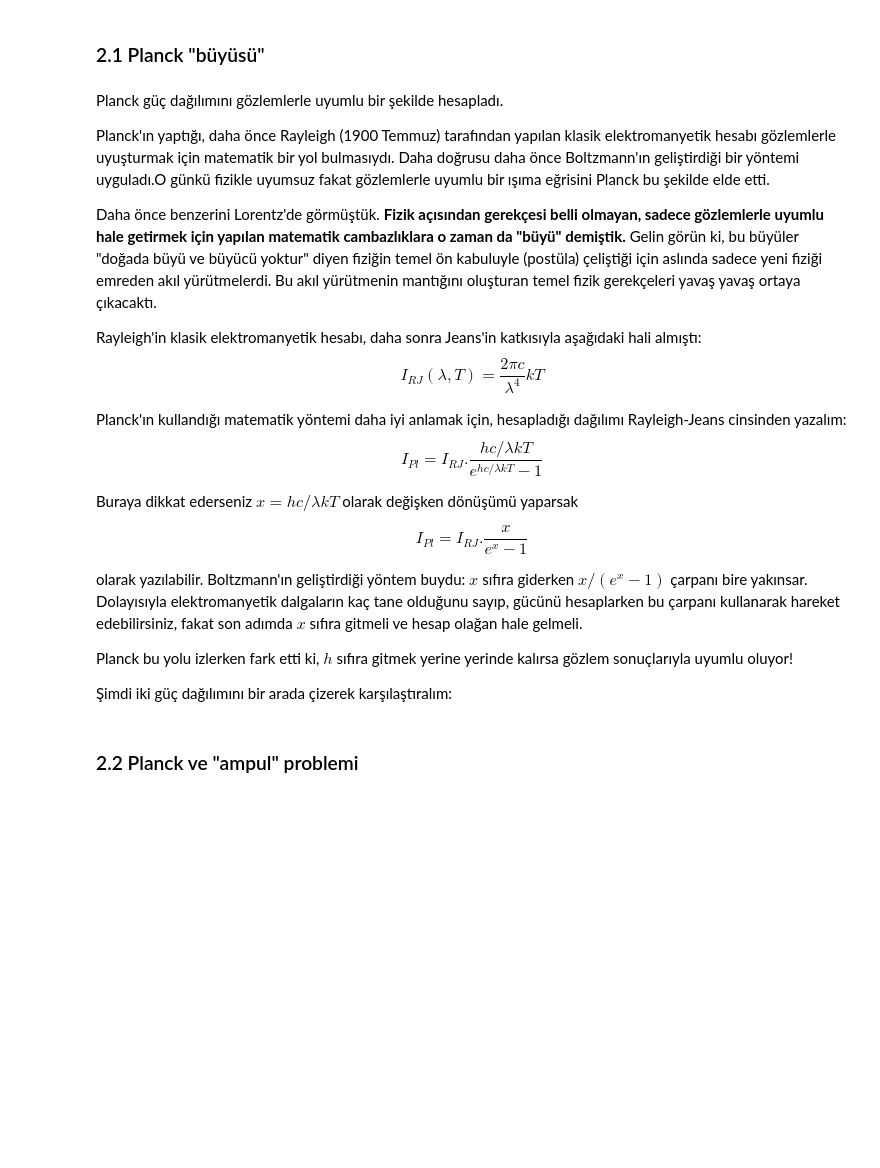
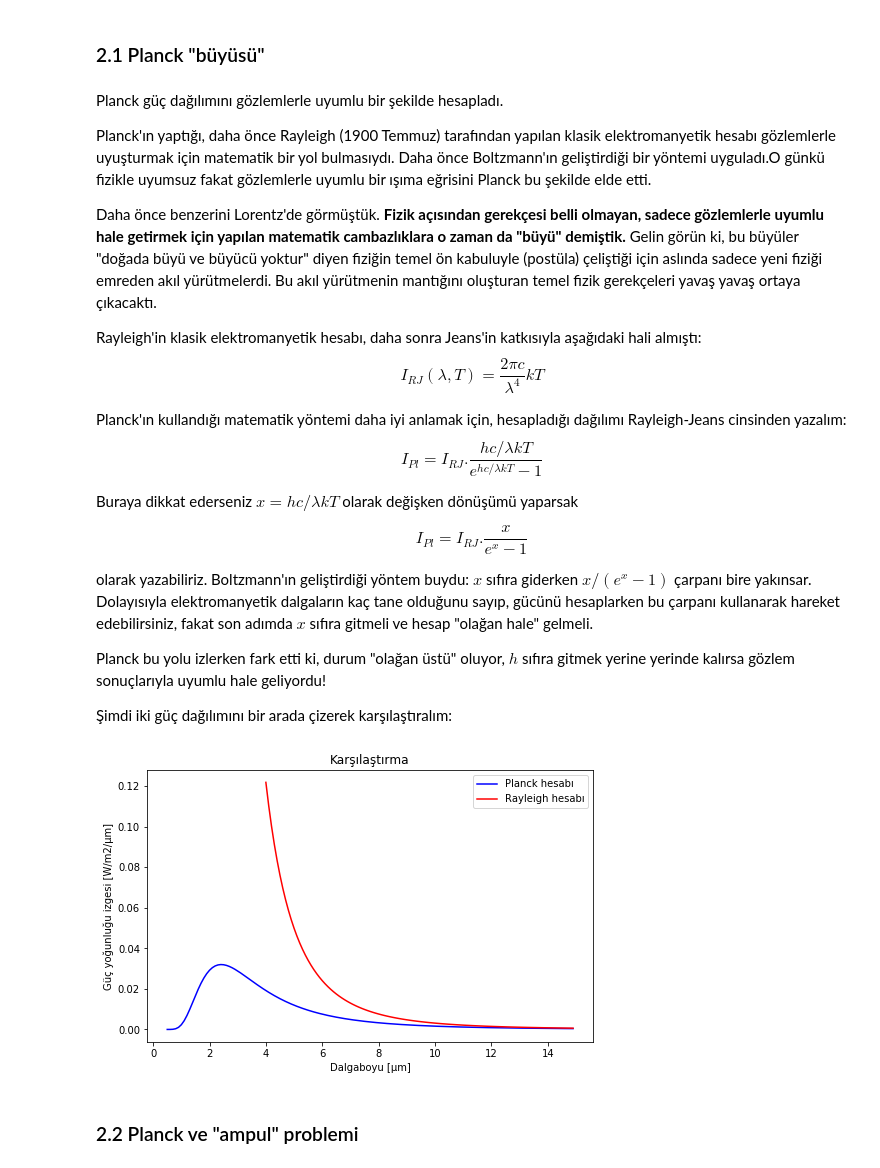
Before and after one commit to AlperDizdar/20yyFizigineGiris, a Jupyter notebook: 02_karacisim.ipynb, the cells around one changed output. Drawn from its saved outputs; the diff is of its cells as text; code cells hidden in the pictures; blank space fills up the shorter version.

```diff
--- a/02_karacisim.ipynb
+++ b/02_karacisim.ipynb
@@ -96,7 +96,7 @@ mplt.show()
 # %% [markdown]
 Planck güç dağılımını gözlemlerle uyumlu bir şekilde hesapladı.
 
-Planck'ın yaptığı, daha önce Rayleigh (1900 Temmuz) tarafından yapılan klasik elektromanyetik hesabı gözlemlerle uyuşturmak için matematik bir yol bulmasıydı. Daha doğrusu daha önce Boltzmann'ın geliştirdiği bir yöntemi uyguladı.O günkü fizikle uyumsuz fakat gözlemlerle uyumlu bir ışıma eğrisini Planck bu şekilde elde etti.
+Planck'ın yaptığı, daha önce Rayleigh (1900 Temmuz) tarafından yapılan klasik elektromanyetik hesabı gözlemlerle uyuşturmak için matematik bir yol bulmasıydı. Daha önce Boltzmann'ın geliştirdiği bir yöntemi uyguladı.O günkü fizikle uyumsuz fakat gözlemlerle uyumlu bir ışıma eğrisini Planck bu şekilde elde etti.
 
 Daha önce benzerini Lorentz'de görmüştük. **Fizik açısından gerekçesi belli olmayan, sadece gözlemlerle uyumlu hale getirmek için yapılan matematik cambazlıklara o zaman da "büyü" demiştik.** Gelin görün ki, bu büyüler "doğada büyü ve büyücü yoktur" diyen fiziğin temel ön kabuluyle (postüla) çeliştiği için aslında sadece yeni fiziği emreden akıl yürütmelerdi. Bu akıl yürütmenin mantığını oluşturan temel fizik gerekçeleri yavaş yavaş ortaya çıkacaktı.
 
@@ -110,40 +110,43 @@ Buraya dikkat ederseniz $x = hc/\lambda kT$ olarak değişken dönüşümü yapa
 
 $$I_{Pl}=I_{RJ}.\frac{x}{e^{x}-1}$$
 
-olarak yazılabilir. Boltzmann'ın geliştirdiği yöntem buydu: $x$ sıfıra giderken $x/(e^{x}-1)$ çarpanı bire yakınsar. Dolayısıyla elektromanyetik dalgaların kaç tane olduğunu sayıp, gücünü hesaplarken bu çarpanı kullanarak hareket edebilirsiniz, fakat son adımda $x$ sıfıra gitmeli ve hesap olağan hale gelmeli.
+olarak yazabiliriz. Boltzmann'ın geliştirdiği yöntem buydu: $x$ sıfıra giderken $x/(e^{x}-1)$ çarpanı bire yakınsar. Dolayısıyla elektromanyetik dalgaların kaç tane olduğunu sayıp, gücünü hesaplarken bu çarpanı kullanarak hareket edebilirsiniz, fakat son adımda $x$ sıfıra gitmeli ve hesap "olağan hale" gelmeli.
 
-Planck bu yolu izlerken fark etti ki, $h$ sıfıra gitmek yerine yerinde kalırsa gözlem sonuçlarıyla uyumlu oluyor!
+Planck bu yolu izlerken fark etti ki, durum "olağan üstü" oluyor, $h$ sıfıra gitmek yerine yerinde kalırsa gözlem sonuçlarıyla uyumlu hale geliyordu!
 
 Şimdi iki güç dağılımını bir arada çizerek karşılaştıralım:
 # %%
-#Birden çok grafik çizeceğimiz için Güç dağıımını bir fonksiyon
-#olarak tanımlamak daha uygun olacaktır. Uygun birimlerle.
-
+# Rayleigh-Jeans güç dağılımı
 def RayleighDistribution(x):
     Pow = (2*pp*cc/Lambda**4)*kk*x*10**(-12)
     return Pow
 
 fig, ax = mplt.subplots(figsize=(8, 5))
 ax.set_xlabel('Dalgaboyu [µm]')
 ax.set_ylabel('Güç yoğunluğu izgesi [W/m2/µm]')
 
-# Farklı sıcaklıklar için denemek için sıcaklığı ayrıca tanımlayalım
+# Ayrıntıları görmek için daha küçük sıcaklıklara gidelm
 TT = 1200
 
 # Daha büyük dalgaboylarını görmek için aralığımızı değiştirelim
 Lambda = nu.arange(0.5, 15., 0.1)*10**(-6)
 
 # Planck
 Pow_Planck = PlanckDistribution (TT)
-mplt.plot(Lambda*10**6, Pow_Planck, 'b')
+mplt.plot(Lambda*10**6, Pow_Planck, 'b', label='Planck hesabı')
 
 # Ayrıca çok küçük dalgaboylarında Rayleigh dağılımı "morötesi felaket"e
 # yol açıcağı için, bundan kaçınalım.
 Lambda = nu.arange(4., 15., 0.1)*10**(-6)
 
 # Rayleigh
 Pow_Rayleigh = RayleighDistribution (TT)
-mplt.plot(Lambda*10**6, Pow_Rayleigh, 'r')
+mplt.plot(Lambda*10**6, Pow_Rayleigh, 'r', label='Rayleigh hesabı')
+mplt.title("Karşılaştırma")
+mplt.legend()
+mplt.show()
+# %% [output]
+[figure, added]
 # %% [markdown]
 ### 2.2 Planck ve "ampul" problemi
 # %% [markdown]
```
Also changed, not shown: parts of 3 cells of this notebook.
